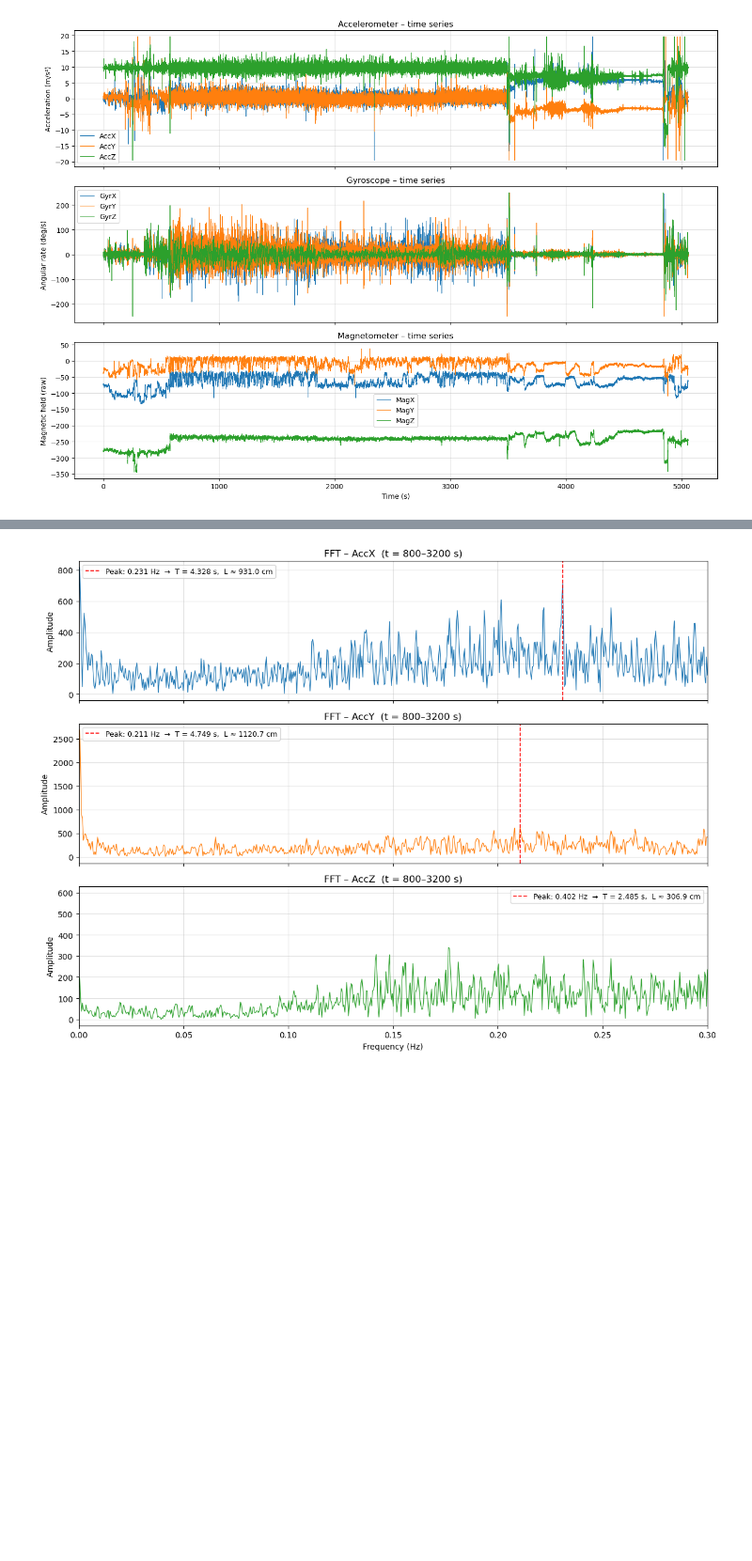
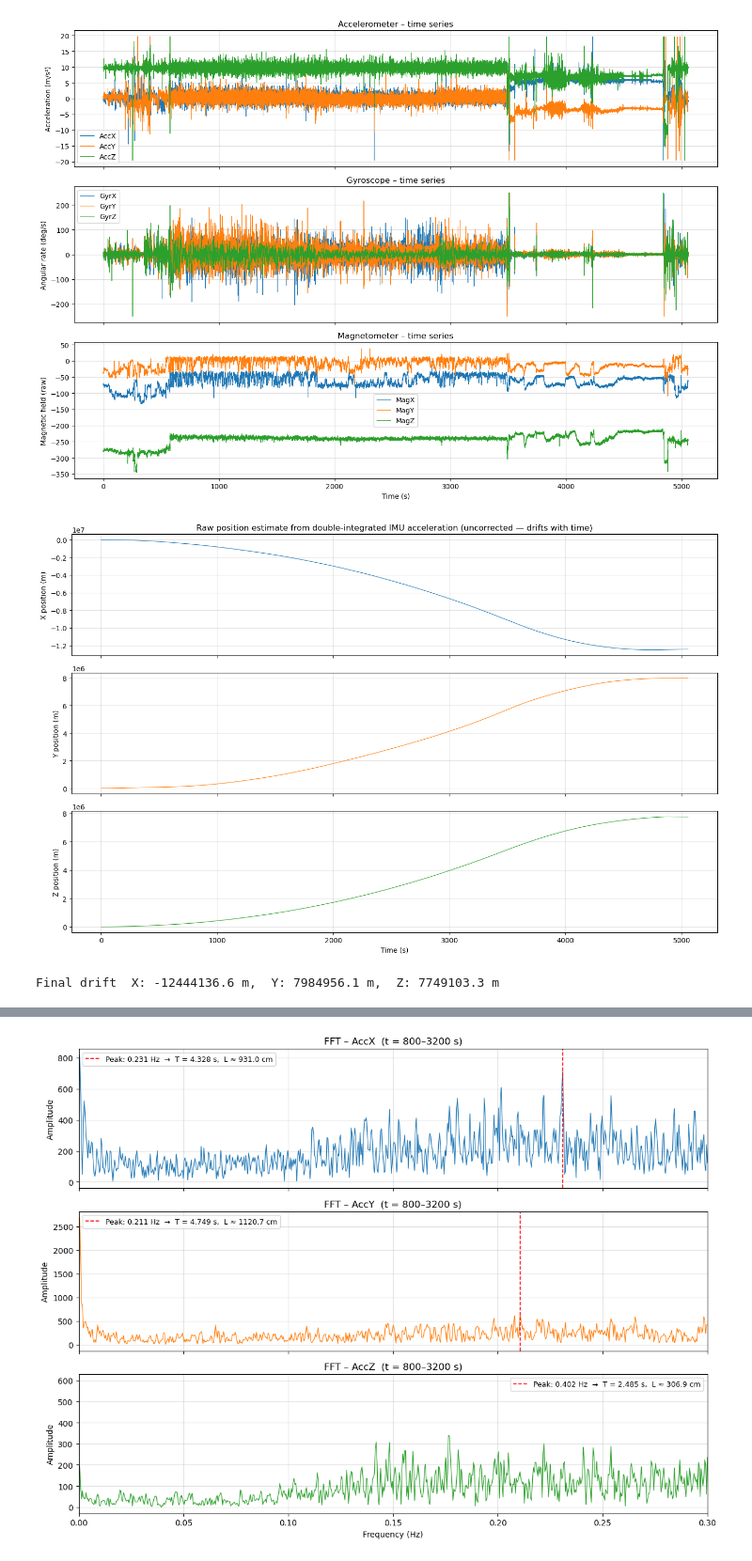
Before and after one commit to arobotdinosaur/MAE_223_Work, a Jupyter notebook: PendulumFFT_Simple.ipynb, the cells around one changed output, grey strips where cells are left out. Shown at 94% size. Saved outputs shown, nothing was run; the diff lists cells and outputs as text; code cells hidden in the pictures; blank space fills up the shorter version.

```diff
--- a/PendulumFFT_Simple.ipynb
+++ b/PendulumFFT_Simple.ipynb
@@ -64,3 +64,34 @@ plt.tight_layout()
 plt.show()
 # %% [output]
 [figure]
+# %%
+# ── Raw position profile from double-integrating the IMU accelerations ──
+# Naive dead-reckoning: subtract each axis's mean (removes the static gravity
+# bias + DC offset), then integrate accel→velocity→position by cumulative
+# trapezoid. No tilt correction or zero-velocity updates, so this drifts hard
+# (the integral of any residual bias grows as t²) — it shows the *raw* track,
+# not a trustworthy trajectory.
+from scipy.integrate import cumulative_trapezoid
+
+t = df['t_s'].values
+acc = df[['AccX', 'AccY', 'AccZ']].values
+acc = acc - acc.mean(axis=0)                       # remove gravity/bias DC
+
+vel = cumulative_trapezoid(acc, t, axis=0, initial=0.0)   # m/s
+pos = cumulative_trapezoid(vel, t, axis=0, initial=0.0)   # m
+
+fig, axes = plt.subplots(3, 1, figsize=(14, 9), sharex=True)
+for ax, i, lbl, c in zip(axes, range(3), ['X', 'Y', 'Z'], ['C0', 'C1', 'C2']):
+    ax.plot(t, pos[:, i], color=c, lw=0.8)
+    ax.set_ylabel(f'{lbl} position (m)')
+    ax.grid(True, alpha=0.4)
+axes[0].set_title('Raw position estimate from double-integrated IMU acceleration '
+                  '(uncorrected — drifts with time)')
+axes[-1].set_xlabel('Time (s)')
+plt.tight_layout()
+plt.show()
+
+print(f'Final drift  X: {pos[-1,0]:.1f} m,  Y: {pos[-1,1]:.1f} m,  Z: {pos[-1,2]:.1f} m')
+# %% [output]
+[figure, added]
+Final drift  X: -12444136.6 m,  Y: 7984956.1 m,  Z: 7749103.3 m
```
Also changed, not shown: parts of 5 cells of this notebook, 4 other files.
